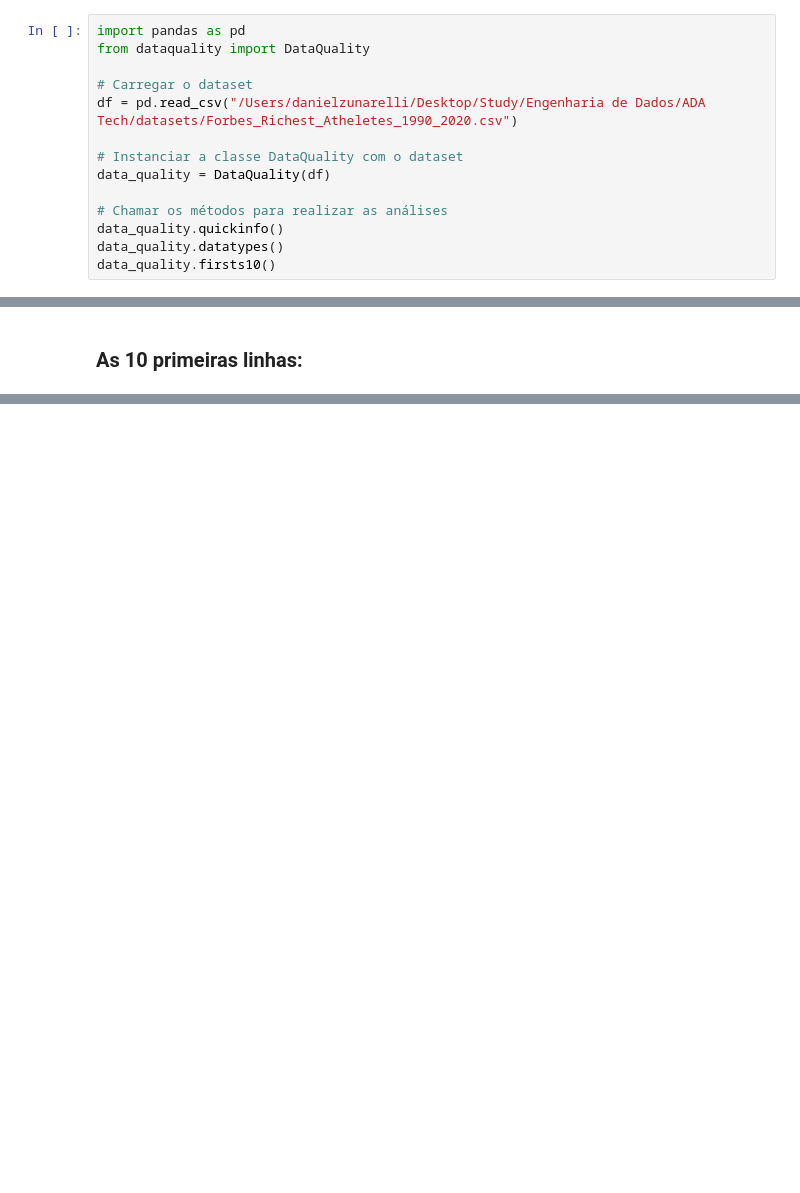
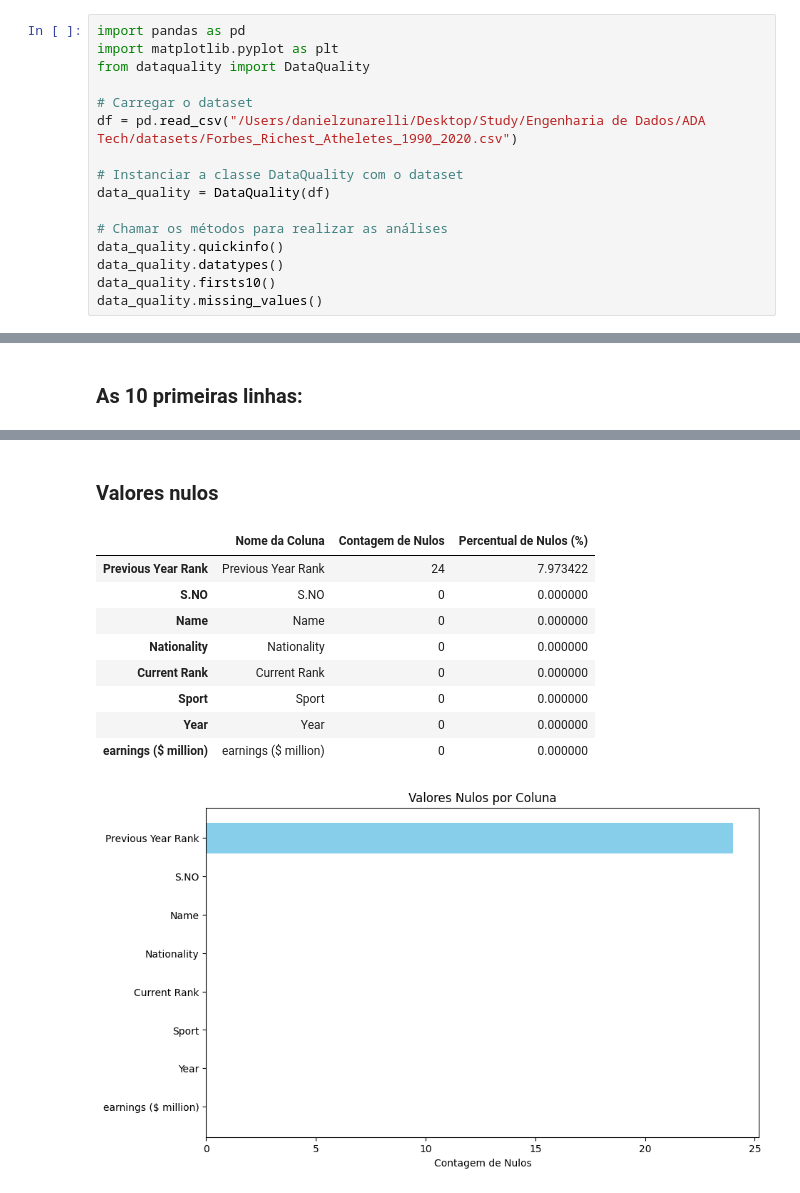
Before and after one commit to DHZuna/Data_Quality_Project, a Jupyter notebook: data_quality.ipynb, the cells around one changed output, grey strips where cells are left out. Saved outputs shown, nothing was run; the diff lists cells and outputs as text; blank space fills up the shorter version.

Commit message:
add missing_values

```diff
--- a/data_quality.ipynb
+++ b/data_quality.ipynb
@@ -1,5 +1,6 @@
 # %%
 import pandas as pd
+import matplotlib.pyplot as plt
 from dataquality import DataQuality
 
 # Carregar o dataset
@@ -12,33 +13,45 @@ data_quality = DataQuality(df)
 data_quality.quickinfo()
 data_quality.datatypes()
 data_quality.firsts10()
+data_quality.missing_values()
 # %% [output]
 Quick Info
 |  | Descrição | Contagem |
 | 0 | Linhas | 301 |
 | 1 | Colunas | 8 |
 | 2 | Valores Nulos | 24 |
 | 3 | Linhas Duplicadas | 0 |
 Data Types
 |  | Nome da Coluna | Tipo Inferido |
 | 0 | S.NO | numeric |
 | 1 | Name | categorical |
 | 2 | Nationality | categorical |
 | 3 | Current Rank | numeric |
 | 4 | Previous Year Rank | categorical |
 | 5 | Sport | categorical |
 | 6 | Year | numeric |
 | 7 | earnings ($ million) | numeric |
 Data Preview
 As 10 primeiras linhas:
 |  | S.NO | Name | Nationality | Current Rank | Previous Year Rank | Sport | Year | ... |
 | 0 | 1 | Mike Tyson | USA | 1 | nan | boxing | 1990 | ... |
 | 1 | 2 | Buster Douglas | USA | 2 | nan | boxing | 1990 | ... |
 | 2 | 3 | Sugar Ray Leonard | USA | 3 | nan | boxing | 1990 | ... |
 | 3 | 4 | Ayrton Senna | Brazil | 4 | nan | auto racing | 1990 | ... |
 | 4 | 5 | Alain Prost | France | 5 | nan | auto racing | 1990 | ... |
 | 5 | 6 | Jack Nicklaus | USA | 6 | nan | golf | 1990 | ... |
 | 6 | 7 | Greg Norman | Australia | 7 | nan | golf | 1990 | ... |
 | 7 | 8 | Michael Jordan | USA | 8 | nan | basketball | 1990 | ... |
 | 8 | 9 | Arnold Palmer | USA | 8 | nan | golf | 1990 | ... |
 | 9 | 10 | Evander Holyfield | USA | 8 | nan | boxing | 1990 | ... |
+Valores nulos
+|  | Nome da Coluna | Contagem de Nulos | Percentual de Nulos (%) |
+| Previous Year Rank | Previous Year Rank | 24 | 7.973422 |
+| S.NO | S.NO | 0 | 0.000000 |
+| Name | Name | 0 | 0.000000 |
+| Nationality | Nationality | 0 | 0.000000 |
+| Current Rank | Current Rank | 0 | 0.000000 |
+| Sport | Sport | 0 | 0.000000 |
+| Year | Year | 0 | 0.000000 |
+| earnings ($ million) | earnings ($ million) | 0 | 0.000000 |
+[figure, added]
```
Also changed, not shown: 1 other file.
